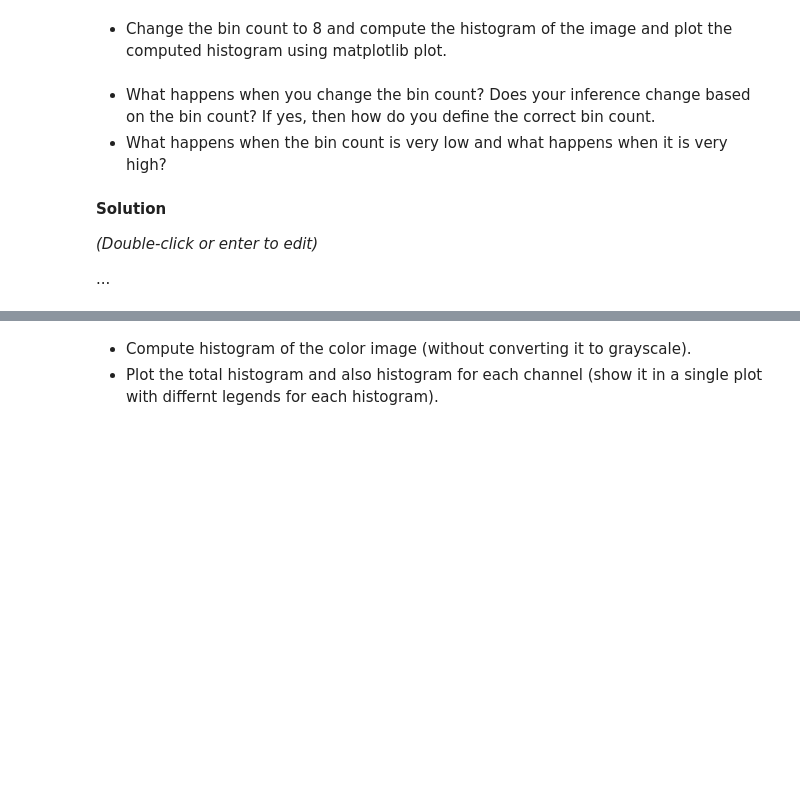
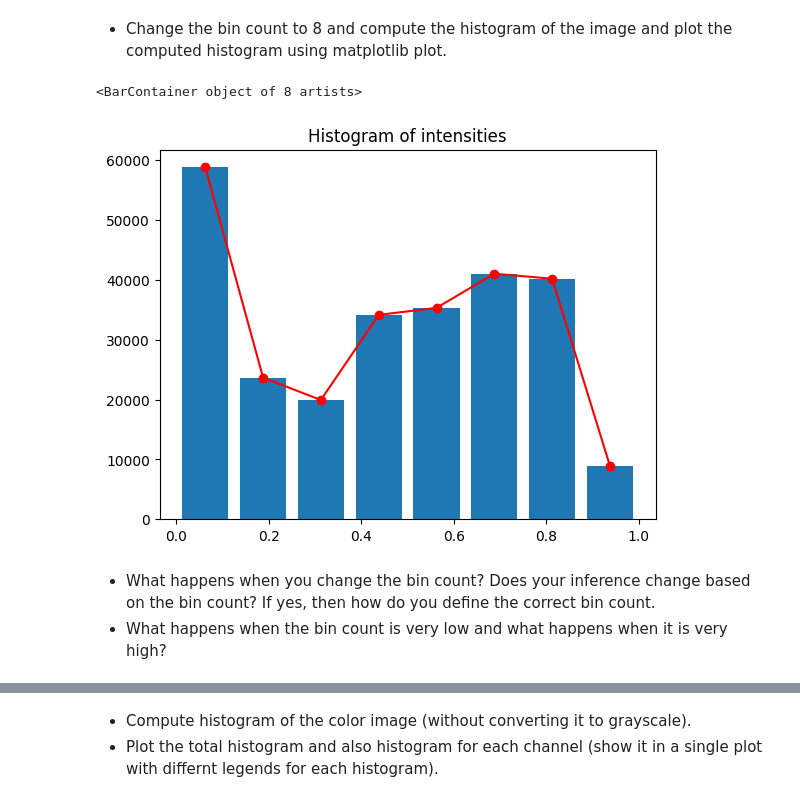
Before and after one commit to BecTome/UPC_MasterArtificialIntelligence, a Jupyter notebook: CV/Labs/P02_20231003_operators_and_filters/image_operators_and_filters.ipynb, the cells around one changed output, grey strips where cells are left out. Drawn from its saved outputs; the diff is of its cells as text; code cells hidden in the pictures; blank space fills up the shorter version.

```diff
--- a/CV/Labs/P02_20231003_operators_and_filters/image_operators_and_filters.ipynb
+++ b/CV/Labs/P02_20231003_operators_and_filters/image_operators_and_filters.ipynb
@@ -175,11 +281,16 @@ plt.imshow(sillas_toblue)
+# %%
+# solution
+
+fig, ax = plt.subplots(1, 1)
+hist = exposure.histogram(grayscale, nbins=8)
+ax.plot(hist[1], hist[0], 'ro-')
+ax.set_title("Histogram of intensities")
+ax.bar(hist[1], hist[0], width=.1)
+# %% [output]
+<BarContainer object of 8 artists>
+[figure, added]
 # %% [markdown]
 
 
 *   What happens when you change the bin count? Does your inference change based on the bin count? If yes, then how do you define the correct bin count.
 *   What happens when the bin count is very low and what happens when it is very high?
-# %% [markdown]
-**Solution**
-
-*(Double-click or enter to edit)*
-
-...
```
Also changed, not shown: parts of 34 cells of this notebook.
